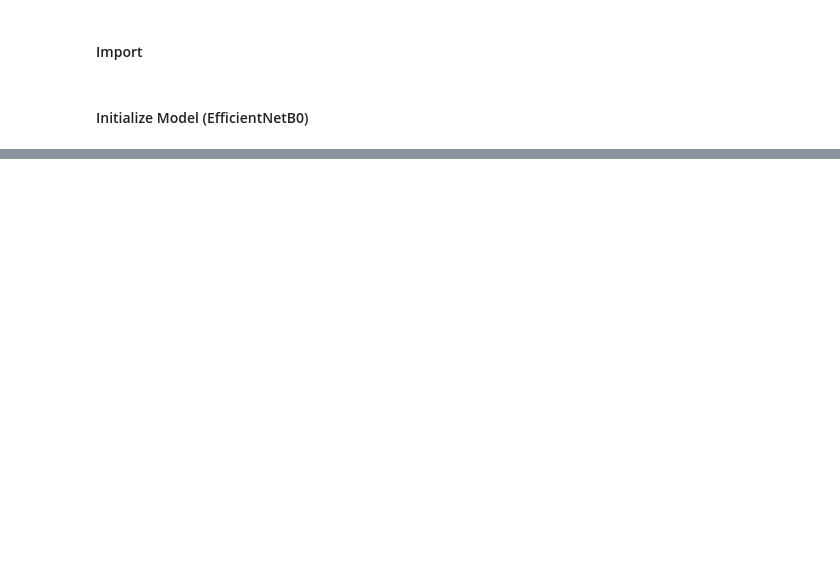
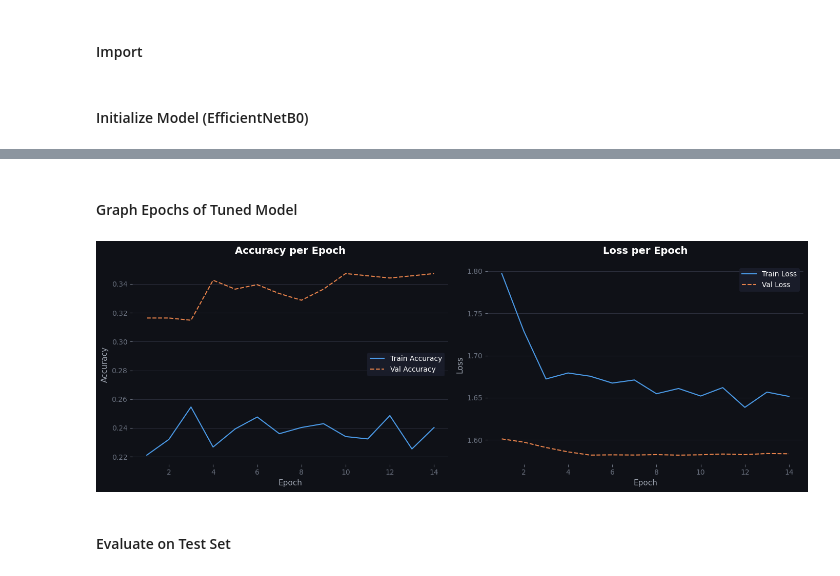
Before and after one commit to AbdurRaheemA/CSC-480-Final, a Jupyter notebook: Python/model.ipynb, the cells around one changed output, grey strips where cells are left out. Cells and saved outputs as stored; diff of their text form; code cells hidden in the pictures; blank space fills up the shorter version.

```diff
--- a/Python/model.ipynb
+++ b/Python/model.ipynb
@@ -31,0 +123,17 @@ myNetB0.compile(
+# %%
+# Unfreeze the base model
+myModelFixed.layers[0].trainable = True
+
+# Recompile with a much lower learning rate
+myModelFixed.compile(
+    optimizer=tf.keras.optimizers.Adam(learning_rate=1e-5),
+    loss="sparse_categorical_crossentropy",
+    metrics=["accuracy"]
+)
+
+history_finetune = myModelFixed.fit(
+    train_ds,
+    validation_data=val_ds,
+    epochs=20,
+    callbacks=callbacks
+)
@@ -31,0 +158,38 @@ myNetB0.compile(
+# %% [markdown]
+#### Graph Epochs of Tuned Model
+# %%
+fig, (ax1, ax2) = plt.subplots(1, 2, figsize=(14, 5))
+fig.patch.set_facecolor("#0F1117")
+
+epochs = range(1, len(history_finetune.history["accuracy"]) + 1)
+
+for ax in (ax1, ax2):
+    ax.set_facecolor("#0F1117")
+    ax.yaxis.grid(True, color="#2A2D3A", linewidth=0.8, zorder=0)
+    ax.set_axisbelow(True)
+    for spine in ax.spines.values():
+        spine.set_visible(False)
+    ax.tick_params(colors="#6B7280")
+
+# --- Accuracy ---
+ax1.plot(epochs, history_finetune.history["accuracy"],     color="#4C9BE8", label="Train Accuracy")
+ax1.plot(epochs, history_finetune.history["val_accuracy"], color="#E8834C", label="Val Accuracy", linestyle="--")
+ax1.set_title("Accuracy per Epoch",  color="white", fontsize=14, fontweight="bold", pad=15)
+ax1.set_xlabel("Epoch",              color="#9CA3AF", fontsize=11)
+ax1.set_ylabel("Accuracy",           color="#9CA3AF", fontsize=11)
+ax1.legend(facecolor="#1C1F2E", edgecolor="none", labelcolor="white")
+
+# --- Loss ---
+ax2.plot(epochs, history_finetune.history["loss"],     color="#4C9BE8", label="Train Loss")
+ax2.plot(epochs, history_finetune.history["val_loss"], color="#E8834C", label="Val Loss", linestyle="--")
+ax2.set_title("Loss per Epoch",  color="white", fontsize=14, fontweight="bold", pad=15)
+ax2.set_xlabel("Epoch",          color="#9CA3AF", fontsize=11)
+ax2.set_ylabel("Loss",           color="#9CA3AF", fontsize=11)
+ax2.legend(facecolor="#1C1F2E", edgecolor="none", labelcolor="white")
+
+plt.tight_layout()
+plt.show()
+# %% [output]
+[figure, added]
+# %% [markdown]
+#### Evaluate on Test Set
```
Also changed, not shown: parts of 11 cells of this notebook.
